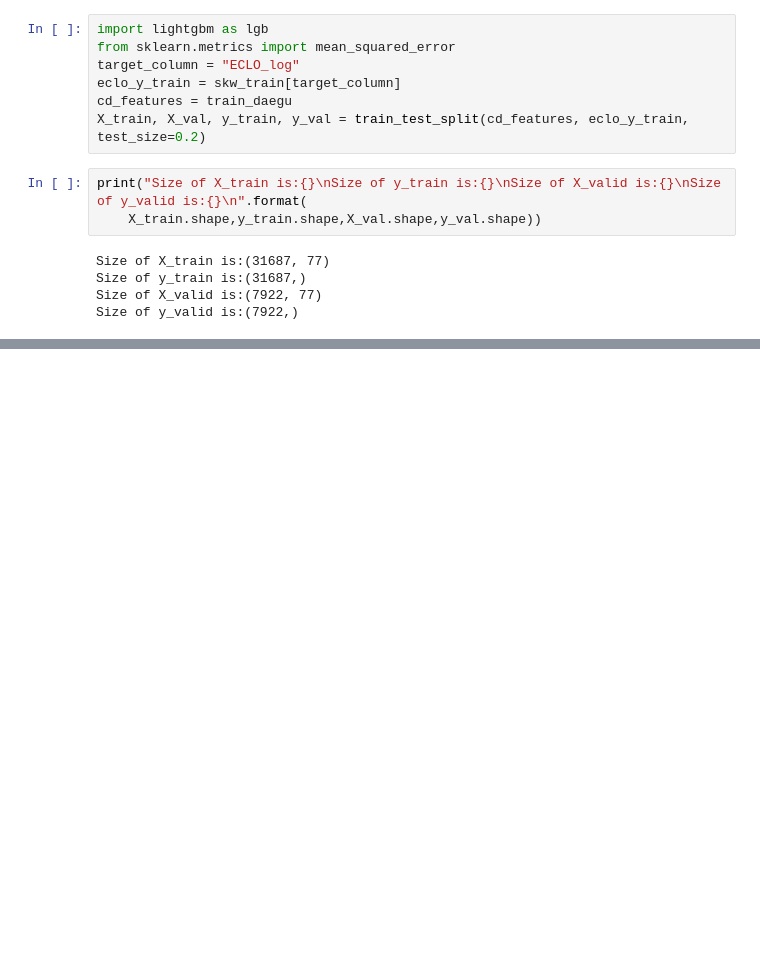
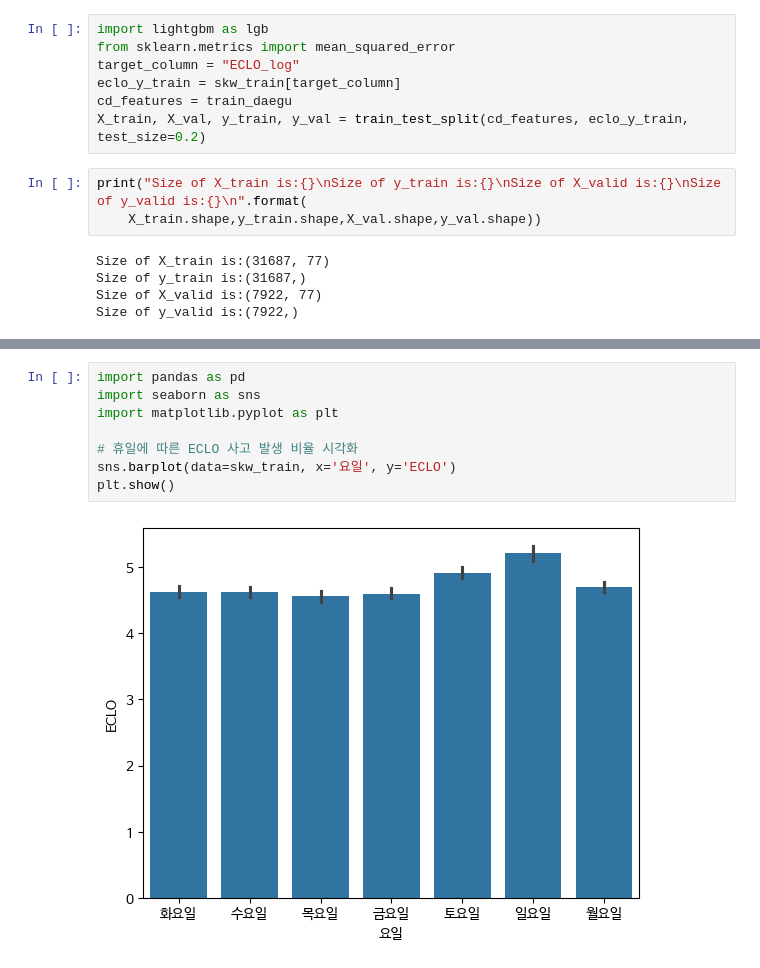
Before and after one commit to zooodung/TA-Prediction, a Jupyter notebook: daegu_data.ipynb, the cells around one changed output, grey strips where cells are left out. Drawn from its saved outputs; the diff is of its cells as text; blank space fills up the shorter version.

```diff
--- a/daegu_data.ipynb
+++ b/daegu_data.ipynb
@@ -442,0 +465,10 @@ Size of y_valid is:(7922,)
+# %%
+import pandas as pd
+import seaborn as sns
+import matplotlib.pyplot as plt
+
+# 휴일에 따른 ECLO 사고 발생 비율 시각화
+sns.barplot(data=skw_train, x='요일', y='ECLO')
+plt.show()
+# %% [output]
+[figure, added]
```
Also changed, not shown: parts of 11 cells of this notebook.
